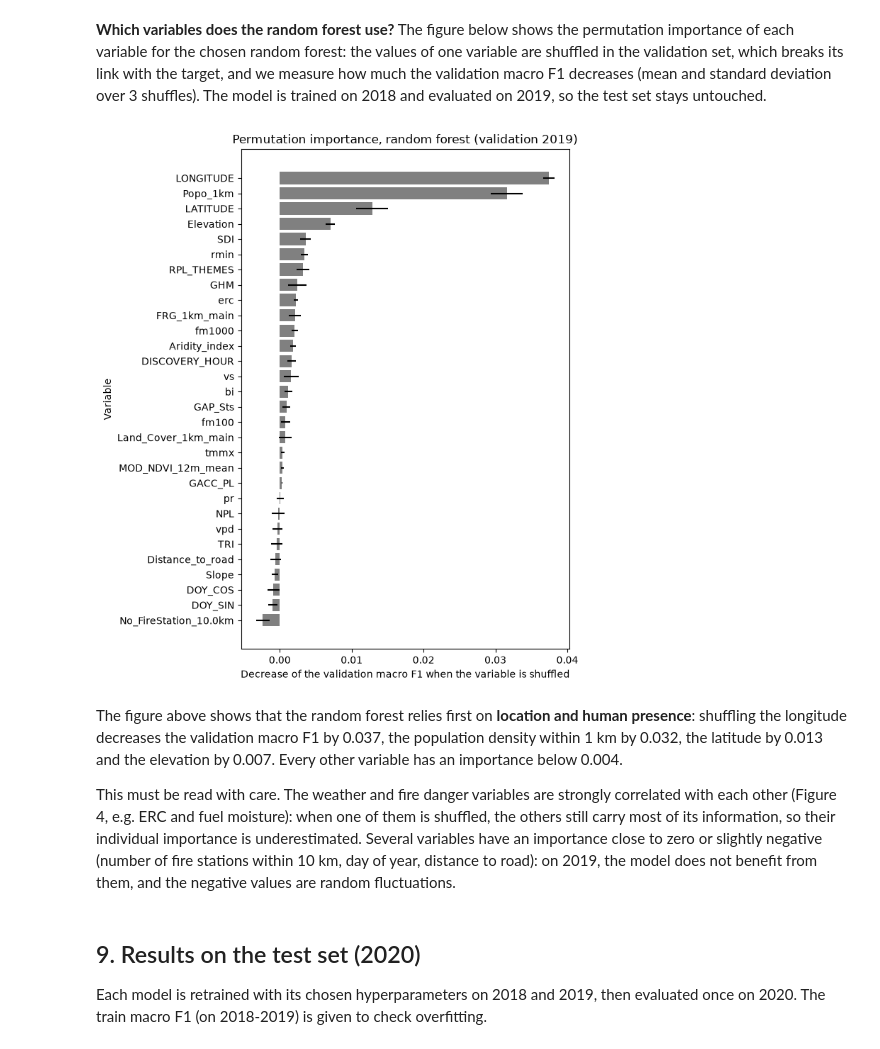
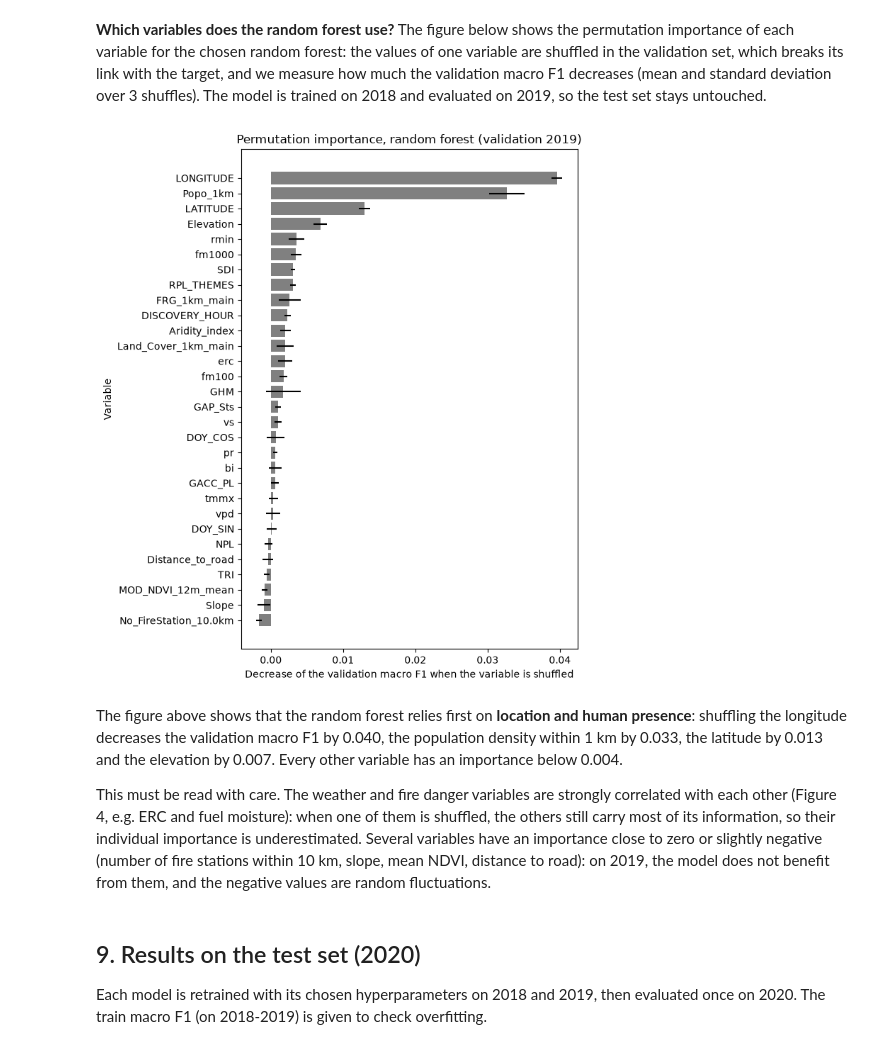
Before and after one commit to SadPeanut/MachineLearningProject, a Jupyter notebook: milestone2.ipynb, the cells around one changed output. Cells and saved outputs as stored; diff of their text form; code cells hidden in the pictures.

Commit message:
Rewrite the code step by step, without pipelines or grid search objects

```diff
--- a/milestone2.ipynb
+++ b/milestone2.ipynb
@@ -463,15 +517,21 @@ The table above shows that removing the two imputed variables changes the scores
 # %% [markdown]
 **Impact of the class weights.** The class weights fix how much an error on a rare class costs during training. The table below compares, for the two tuned models, three options on the validation year: no weights, intermediate weights (square root of the balanced weights, e.g. 3.7 instead of 13.9 for a large fire and 0.63 instead of 0.40 for a very small one) and balanced weights (`class_weight="balanced"`). The last column is the share of the large fires that are found.
 # %%
-balanced = len(y[train]) / (5 * y[train].value_counts())
+balanced = len(y_train) / (5 * y_train.value_counts())  # the weights computed by class_weight="balanced"
 weights = {"none": None, "intermediate": np.sqrt(balanced).to_dict(), "balanced": "balanced"}
+
 rows = {}
-for name in ["logistic regression", "random forest"]:
-    model = clone(models[name][0]).set_params(**chosen.loc[name, "hyperparameters"])
-    for w_name, w in weights.items():
-        fitted = pipeline(clone(model).set_params(class_weight=w)).fit(X[train], y[train])
-        rows[(name, w_name)] = {**{m: get_scorer(s)(fitted, X[val], y[val]) for m, s in scoring.items()},
-                                "recall of large fires": recall_score(y[val], fitted.predict(X[val]), labels=[4], average="macro")}
-pd.DataFrame(rows).T.round(3)
+for w_name, w in weights.items():
+    lr = LogisticRegression(C=lr_choice["C"], class_weight=w, max_iter=2000)
+    rf = RandomForestClassifier(n_estimators=200, max_depth=rf_max_depth, min_samples_leaf=rf_min_samples_leaf,
+                                class_weight=w, n_jobs=-1, random_state=42)
+    for name, model in [("logistic regression", lr), ("random forest", rf)]:
+        model.fit(Xp_train, y_train)
+        pred_val = model.predict(Xp_val)
+        rows[(name, w_name)] = {"macro F1": f1_score(y_val, pred_val, average="macro"),
+                                "balanced accuracy": balanced_accuracy_score(y_val, pred_val),
+                                "accuracy": accuracy_score(y_val, pred_val),
+                                "recall of large fires": recall_score(y_val, pred_val, labels=[4], average="macro")}
+pd.DataFrame(rows).T.sort_index().round(3)
 # %% [output]
 |  |  | macro F1 | balanced accuracy | accuracy | recall of large fires |
@@ -492,23 +552,38 @@ We therefore keep the balanced weights for all models: in emergency management,
 # %% [markdown]
 **Which variables does the random forest use?** The figure below shows the permutation importance of each variable for the chosen random forest: the values of one variable are shuffled in the validation set, which breaks its link with the target, and we measure how much the validation macro F1 decreases (mean and standard deviation over 3 shuffles). The model is trained on 2018 and evaluated on 2019, so the test set stays untouched.
 # %%
-rf_2018 = pipeline(best_rf).fit(X[train], y[train])
-imp = permutation_importance(rf_2018, X[val], y[val], scoring="f1_macro", n_repeats=3, random_state=42)
-imp = pd.DataFrame({"mean": imp.importances_mean, "std": imp.importances_std}, index=X.columns).sort_values("mean")
+# Chosen random forest trained on 2018, macro F1 on the original validation set
+rf = RandomForestClassifier(n_estimators=200, max_depth=rf_max_depth, min_samples_leaf=rf_min_samples_leaf,
+                            class_weight="balanced", n_jobs=-1, random_state=42)
+rf.fit(Xp_train, y_train)
+reference = f1_score(y_val, rf.predict(Xp_val), average="macro")
+
+# For each variable: shuffle its values in the validation set 3 times and measure the decrease of the macro F1
+rng = np.random.RandomState(42)
+importance = {}
+for col in X.columns:
+    decreases = []
+    for repeat in range(3):
+        X_val_shuffled = X_val.copy()
+        X_val_shuffled[col] = rng.permutation(X_val[col].values)
+        _, Xp_val_shuffled = preprocess(X_train, X_val_shuffled)
+        decreases.append(reference - f1_score(y_val, rf.predict(Xp_val_shuffled), average="macro"))
+    importance[col] = {"mean": np.mean(decreases), "std": np.std(decreases)}
+importance = pd.DataFrame(importance).T.sort_values("mean")
 
 fig, ax = plt.subplots(figsize=(7, 8))
-ax.barh(imp.index, imp["mean"], xerr=imp["std"], color="gray")
+ax.barh(importance.index, importance["mean"], xerr=importance["std"], color="gray")
 ax.set_xlabel("Decrease of the validation macro F1 when the variable is shuffled")
 ax.set_ylabel("Variable")
 ax.set_title("Permutation importance, random forest (validation 2019)")
 plt.tight_layout()
 plt.show()
 # %% [output]
-[figure, old version]
+[figure, new version]
 # %% [markdown]
-The figure above shows that the random forest relies first on **location and human presence**: shuffling the longitude decreases the validation macro F1 by 0.037, the population density within 1 km by 0.032, the latitude by 0.013 and the elevation by 0.007. Every other variable has an importance below 0.004.
+The figure above shows that the random forest relies first on **location and human presence**: shuffling the longitude decreases the validation macro F1 by 0.040, the population density within 1 km by 0.033, the latitude by 0.013 and the elevation by 0.007. Every other variable has an importance below 0.004.
 
-This must be read with care. The weather and fire danger variables are strongly correlated with each other (Figure 4, e.g. ERC and fuel moisture): when one of them is shuffled, the others still carry most of its information, so their individual importance is underestimated. Several variables have an importance close to zero or slightly negative (number of fire stations within 10 km, day of year, distance to road): on 2019, the model does not benefit from them, and the negative values are random fluctuations.
+This must be read with care. The weather and fire danger variables are strongly correlated with each other (Figure 4, e.g. ERC and fuel moisture): when one of them is shuffled, the others still carry most of its information, so their individual importance is underestimated. Several variables have an importance close to zero or slightly negative (number of fire stations within 10 km, slope, mean NDVI, distance to road): on 2019, the model does not benefit from them, and the negative values are random fluctuations.
 # %% [markdown]
 ## 9. Results on the test set (2020)
 
```
Also changed, not shown: parts of 21 cells of this notebook.
